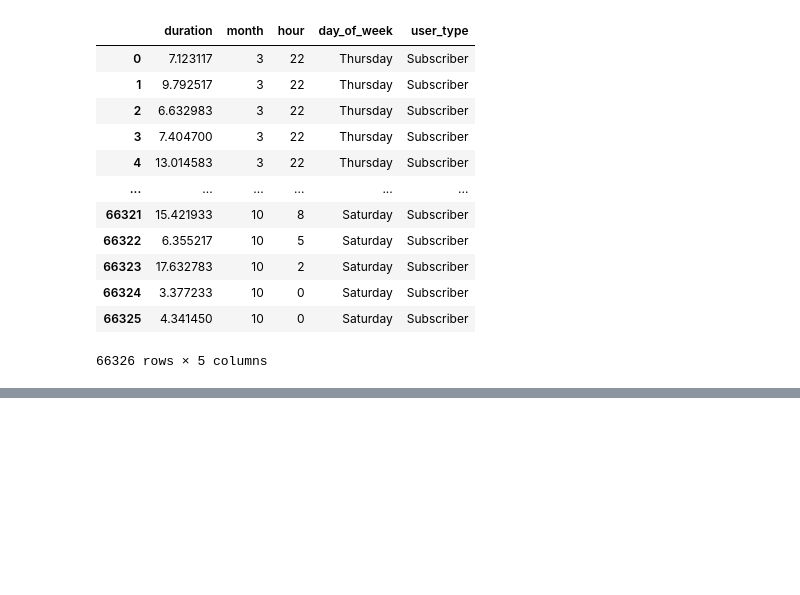
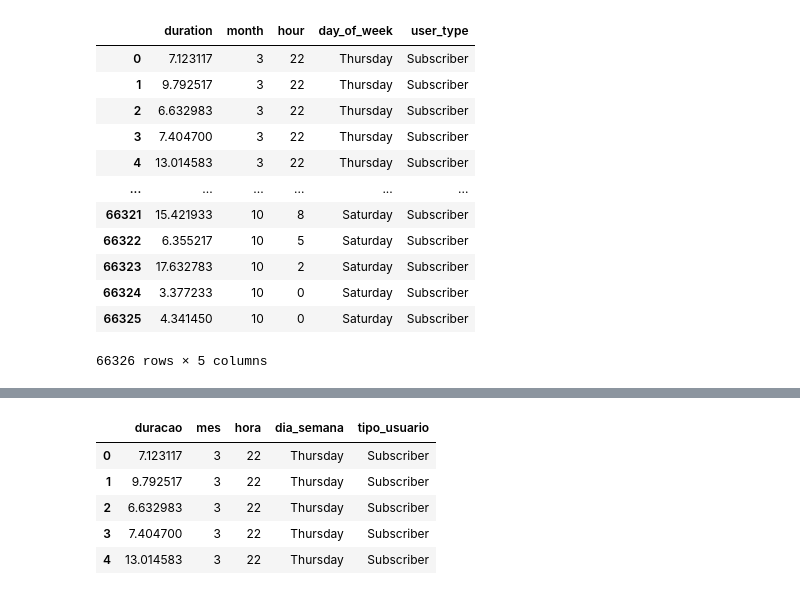
Before and after one commit to gabrielcn/Bike_Sharing, a Jupyter notebook: cyclistic_bike_share.ipynb, the cells around one changed output, grey strips where cells are left out. Cells and saved outputs as stored; diff of their text form; code cells hidden in the pictures; blank space fills up the shorter version.

```diff
--- a/cyclistic_bike_share.ipynb
+++ b/cyclistic_bike_share.ipynb
@@ -61,0 +93,10 @@ df_was
+# %%
+df_was.columns = ["duracao" , "mes" , "hora" , "dia_semana", "tipo_usuario"] #renomear colunas [] lista (columns é um atributo do pandas)
+df_was.head()
+# %% [output]
+|  | duracao | mes | hora | dia_semana | tipo_usuario |
+| 0 | 7.123117 | 3 | 22 | Thursday | Subscriber |
+| 1 | 9.792517 | 3 | 22 | Thursday | Subscriber |
+| 2 | 6.632983 | 3 | 22 | Thursday | Subscriber |
+| 3 | 7.404700 | 3 | 22 | Thursday | Subscriber |
+| 4 | 13.014583 | 3 | 22 | Thursday | Subscriber |
```
Also changed, not shown: parts of 12 cells of this notebook.
